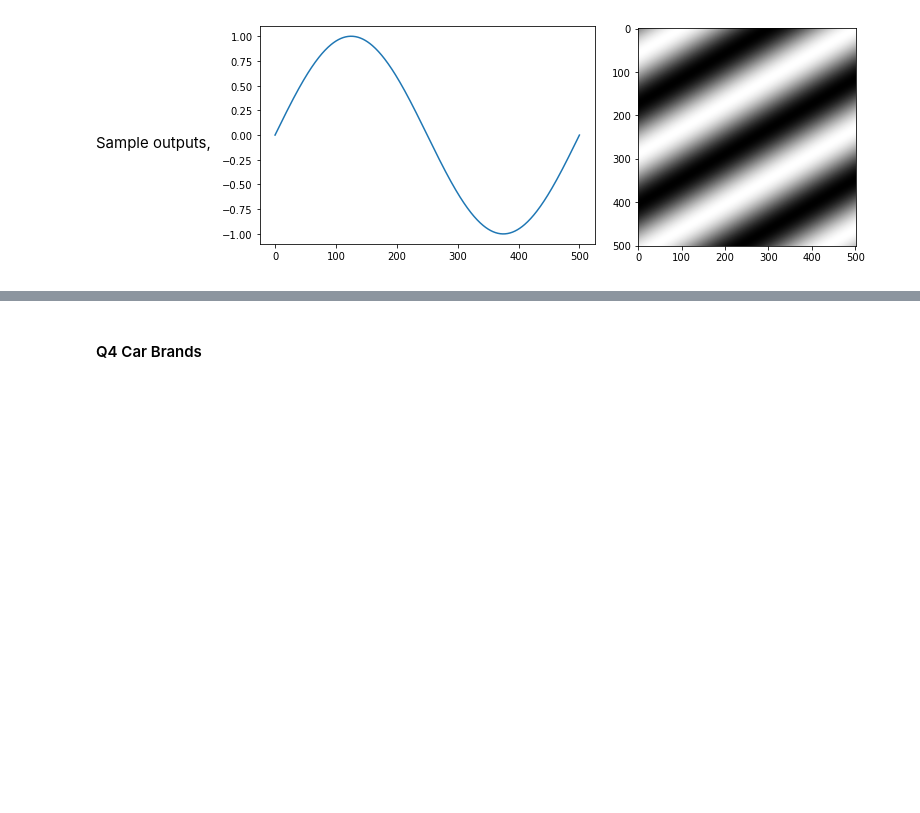
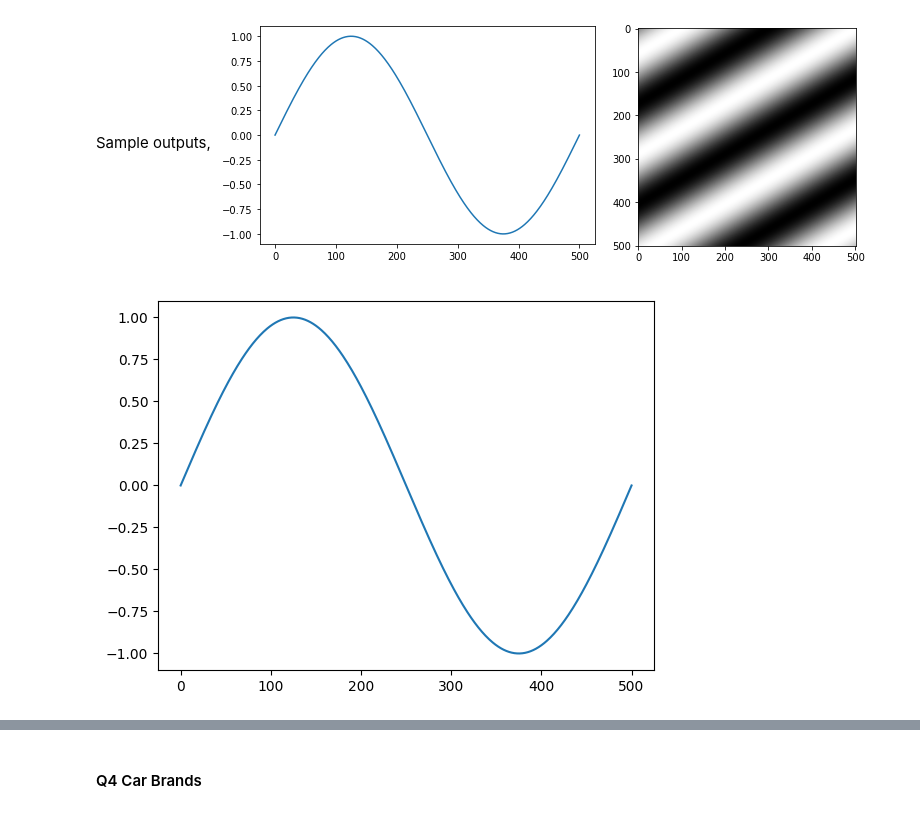
Before and after one commit to Rishikesh-Jadhav/Robot-Learning, a Jupyter notebook: Assignment1/RL_Assignment1.ipynb, the cells around one changed output, grey strips where cells are left out. Saved outputs shown, nothing was run; the diff lists cells and outputs as text; code cells hidden in the pictures; blank space fills up the shorter version.

```diff
--- a/Assignment1/RL_Assignment1.ipynb
+++ b/Assignment1/RL_Assignment1.ipynb
@@ -73,19 +77,21 @@ Sample outputs,
 # %%
 import matplotlib.pyplot as plt
 ### Create a time matrix that evenly samples a sine wave at a frequency of 1Hz
 ### Starting at time step T = 0
 ### End at time step T = 500
-time =
+time = np.arange(0, 501, 1)
 
 ### Given wavelength of
 wavelength = 500
 
 ### Construct a sin wave using the formula sin(2*pi*(time/wavelength))
-y =
+y = np.sin(2 * np.pi * (time / wavelength))
 
 #### Plot the wave
 plt.plot(time, y)
 plt.show()
+# %% [output]
+[figure, added]
 # %%
 #### Given a 2D mesh grid
 X, Y = np.meshgrid(time, time)
```
Also changed, not shown: parts of 21 cells of this notebook.
